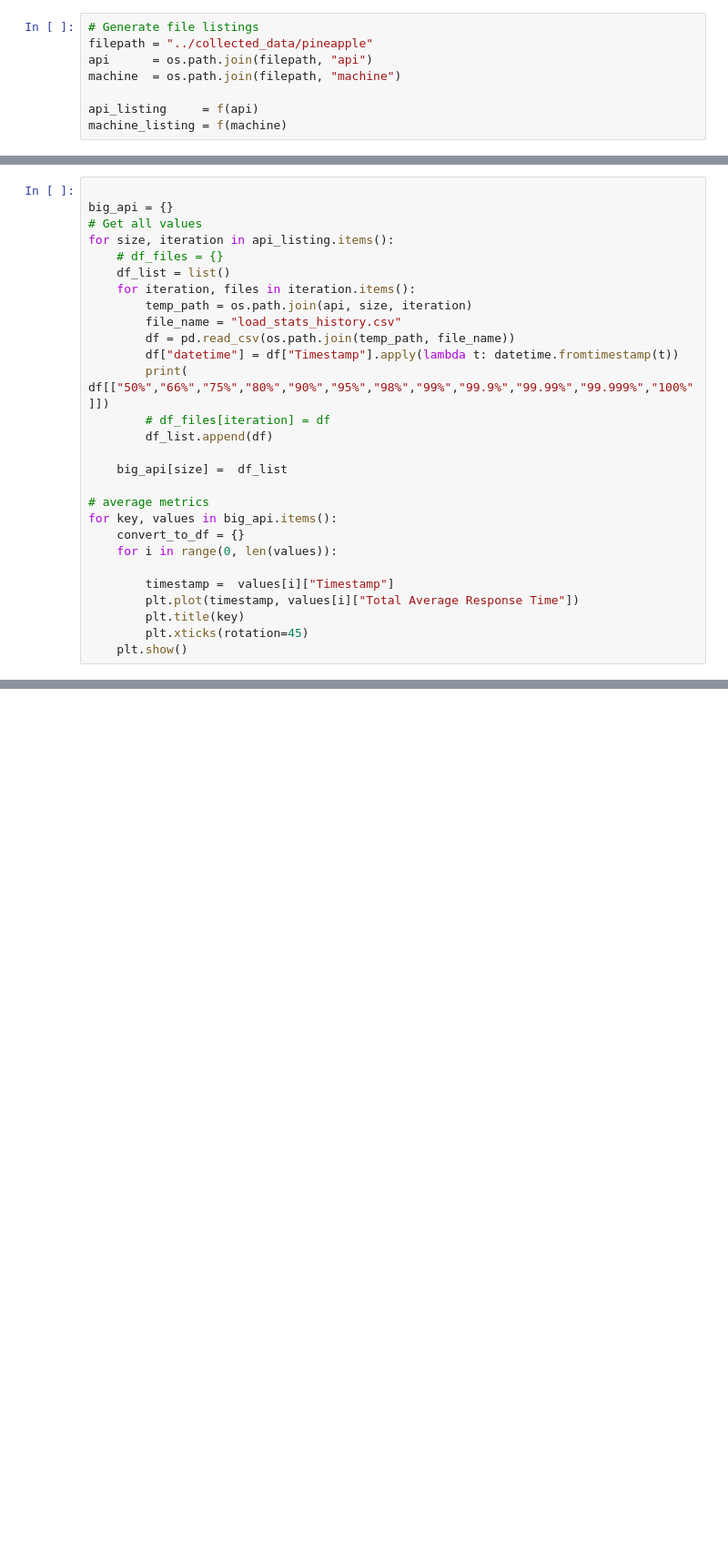
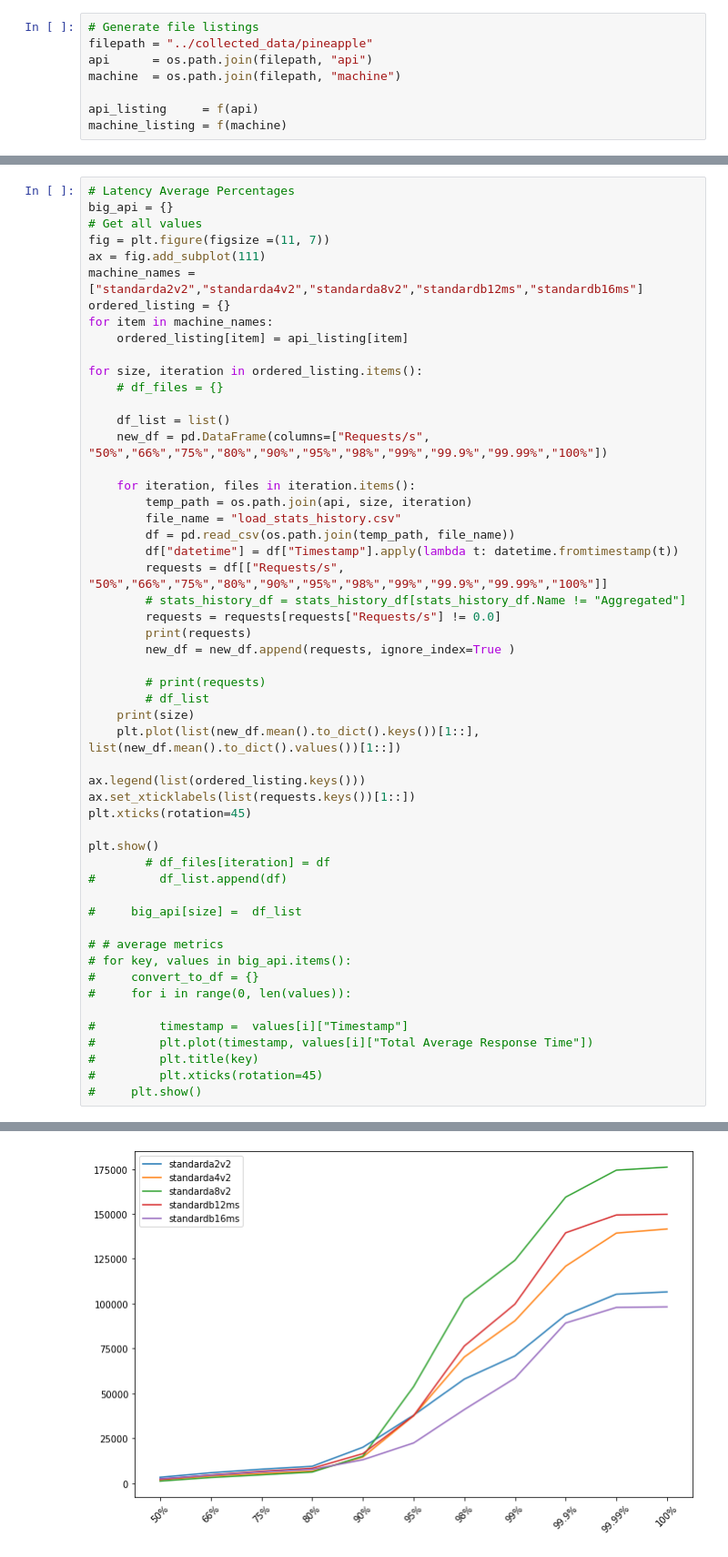
Before and after one commit to krishangpatney/Fruit-Cocktail, a Jupyter notebook: src/data_analysis/jupyter_notebooks/pineapple.ipynb, the cells around one changed output, grey strips where cells are left out. Shown at 91% size. Saved outputs shown, nothing was run; the diff lists cells and outputs as text; blank space fills up the shorter version.

Commit message:
Pineapple latency graphs make no sense

```diff
--- a/src/data_analysis/jupyter_notebooks/pineapple.ipynb
+++ b/src/data_analysis/jupyter_notebooks/pineapple.ipynb
@@ -127,29 +127,54 @@ do_this(ordered_dict)
 # %%
-
+# Latency Average Percentages
 big_api = {}
 # Get all values
-for size, iteration in api_listing.items():
+fig = plt.figure(figsize =(11, 7))
+ax = fig.add_subplot(111)
+machine_names = ["standarda2v2","standarda4v2","standarda8v2","standardb12ms","standardb16ms"]
+ordered_listing = {}
+for item in machine_names:
+    ordered_listing[item] = api_listing[item]
+
+for size, iteration in ordered_listing.items():
     # df_files = {}
+
     df_list = list()
+    new_df = pd.DataFrame(columns=["Requests/s", "50%","66%","75%","80%","90%","95%","98%","99%","99.9%","99.99%","100%"])
+
     for iteration, files in iteration.items():
         temp_path = os.path.join(api, size, iteration)
         file_name = "load_stats_history.csv"
         df = pd.read_csv(os.path.join(temp_path, file_name))
         df["datetime"] = df["Timestamp"].apply(lambda t: datetime.fromtimestamp(t))
-        print( df[["50%","66%","75%","80%","90%","95%","98%","99%","99.9%","99.99%","99.999%","100%"]])
+        requests = df[["Requests/s", "50%","66%","75%","80%","90%","95%","98%","99%","99.9%","99.99%","100%"]]
+        # stats_history_df = stats_history_df[stats_history_df.Name != "Aggregated"]
+        requests = requests[requests["Requests/s"] != 0.0]
+        print(requests)
+        new_df = new_df.append(requests, ignore_index=True )
+
+        # print(requests)
+        # df_list
+    print(size)
+    plt.plot(list(new_df.mean().to_dict().keys())[1::], list(new_df.mean().to_dict().values())[1::])
+
+ax.legend(list(ordered_listing.keys()))
+ax.set_xticklabels(list(requests.keys())[1::])
+plt.xticks(rotation=45)
+
+plt.show()
         # df_files[iteration] = df
-        df_list.append(df)
+#         df_list.append(df)
 
-    big_api[size] =  df_list
+#     big_api[size] =  df_list
 
-# average metrics
-for key, values in big_api.items():
-    convert_to_df = {}
-    for i in range(0, len(values)):
+# # average metrics
+# for key, values in big_api.items():
+#     convert_to_df = {}
+#     for i in range(0, len(values)):
 
-        timestamp =  values[i]["Timestamp"]
-        plt.plot(timestamp, values[i]["Total Average Response Time"])
-        plt.title(key)
-        plt.xticks(rotation=45)
-    plt.show()
+#         timestamp =  values[i]["Timestamp"]
+#         plt.plot(timestamp, values[i]["Total Average Response Time"])
+#         plt.title(key)
+#         plt.xticks(rotation=45)
+#     plt.show()
 # %% [output]
@@ -156,0 +198 @@ KeyError: "['99.999%'] not in index"
+[figure, added]
```
Also changed, not shown: parts of 2 cells of this notebook.
